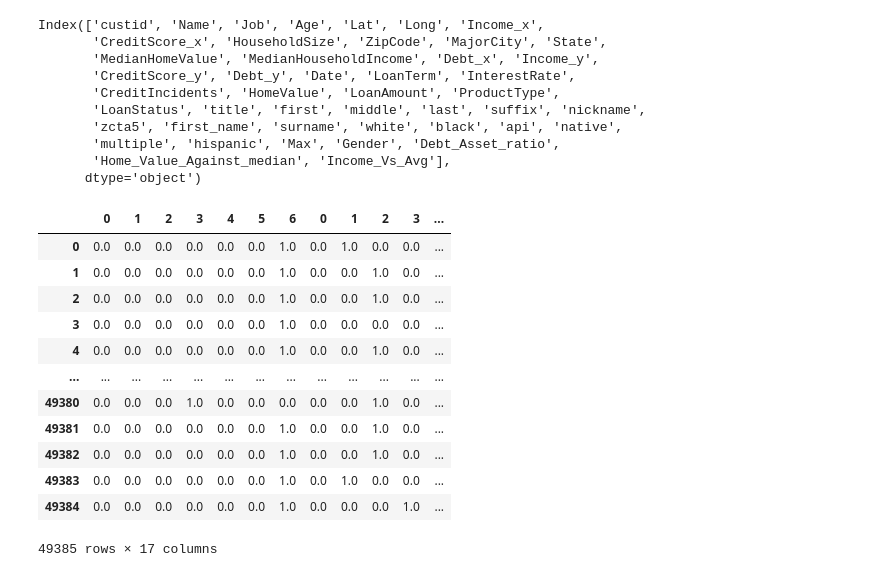
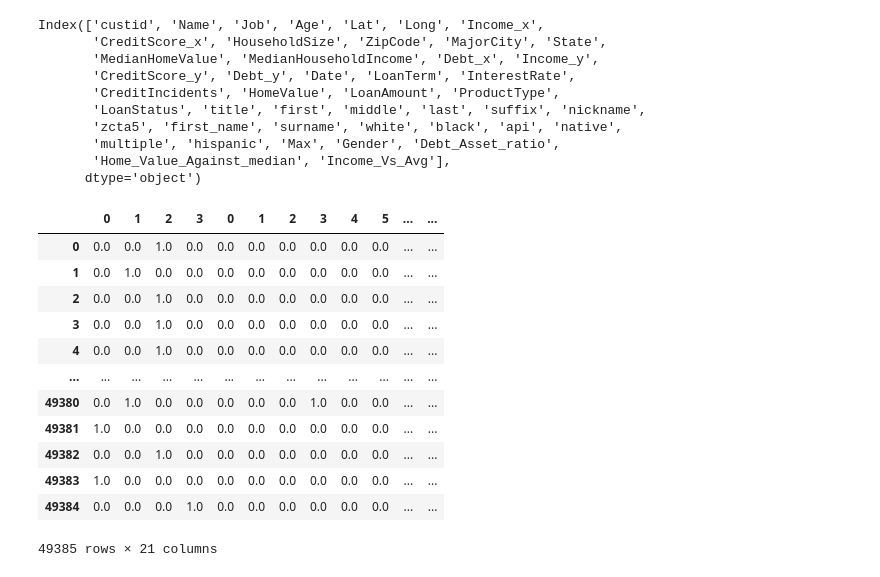
Before and after one commit to Amantux/Finastra_IWD_Hack, a Jupyter notebook: Jupyter_Loan_Demograhic_data.ipynb, the cells around one changed output. Cells and saved outputs as stored; diff of their text form; code cells hidden in the pictures.

Commit message:
Update Jupyter_Loan_Demograhic_data.ipynb
New_params

```diff
--- a/Jupyter_Loan_Demograhic_data.ipynb
+++ b/Jupyter_Loan_Demograhic_data.ipynb
@@ -202,46 +202,46 @@ enc2 = OneHotEncoder(handle_unknown='ignore')
 # %%
 #Merged_Loan_Data_2['LoanStatus'].map({'Approved': '1', 'Rejected': '0'})
 feature_names = ['Gender']
 X = Merged_Loan_Data_2[feature_names]
 y = Merged_Loan_Data_2['LoanStatus'].map({'Approved': '1', 'Rejected': '0'})
 
 
 enc.fit(X)
 OneHotEncoder(handle_unknown='ignore') #ignore not known data
 enc.categories_
 enc.transform(X)
 enc_df = pd.DataFrame(enc.fit_transform(Merged_Loan_Data_2[['Gender']]).toarray())
 scaler = MinMaxScaler()
 
 ##enc_df.join(pd.DataFrame(scaler.fit_transform(Merged_Loan_Data_2[['Income_x']])))
 X = enc_df
 X['Income'] = (scaler.fit_transform(Merged_Loan_Data_2[['Income_x']]))
 X['Income_Scaled'] = (scaler.fit_transform(Merged_Loan_Data_2[['Income_Vs_Avg']]))
 X['DAR'] = (scaler.fit_transform(Merged_Loan_Data_2[['Debt_Asset_ratio']]))
 X['HVAM'] = (scaler.fit_transform(Merged_Loan_Data_2[['Home_Value_Against_median']]))
 
 
 Merged_Loan_Data_2['Max'].fillna('Unknown', inplace=True)
 enc2.fit(Merged_Loan_Data_2[['Max']])
 enc2.categories_
 enc2.transform(Merged_Loan_Data_2[['Max']])
 X = pd.concat([pd.DataFrame(enc2.fit_transform(Merged_Loan_Data_2[['Max']]).toarray()),X.reset_index(drop=True)], axis=1)
-X = pd.concat([pd.DataFrame(enc2.fit_transform(Merged_Loan_Data_2[['Max']]).toarray()),X.reset_index(drop=True)], axis=1)
+X = pd.concat([pd.DataFrame(enc2.fit_transform(Merged_Loan_Data_2[['ProductType']]).toarray()),X.reset_index(drop=True)], axis=1)
 X
 # %% [output]
-|  | 0 | 1 | 2 | 3 | 4 | 5 | 6 | 0 | 1 | 2 | 3 | ... |
-| 0 | 0.0 | 0.0 | 0.0 | 0.0 | 0.0 | 0.0 | 1.0 | 0.0 | 1.0 | 0.0 | 0.0 | ... |
-| 1 | 0.0 | 0.0 | 0.0 | 0.0 | 0.0 | 0.0 | 1.0 | 0.0 | 0.0 | 1.0 | 0.0 | ... |
-| 2 | 0.0 | 0.0 | 0.0 | 0.0 | 0.0 | 0.0 | 1.0 | 0.0 | 0.0 | 1.0 | 0.0 | ... |
-| 3 | 0.0 | 0.0 | 0.0 | 0.0 | 0.0 | 0.0 | 1.0 | 0.0 | 0.0 | 0.0 | 0.0 | ... |
-| 4 | 0.0 | 0.0 | 0.0 | 0.0 | 0.0 | 0.0 | 1.0 | 0.0 | 0.0 | 1.0 | 0.0 | ... |
+|  | 0 | 1 | 2 | 3 | 0 | 1 | 2 | 3 | 4 | 5 | ... | ... |
+| 0 | 0.0 | 0.0 | 1.0 | 0.0 | 0.0 | 0.0 | 0.0 | 0.0 | 0.0 | 0.0 | ... | ... |
+| 1 | 0.0 | 1.0 | 0.0 | 0.0 | 0.0 | 0.0 | 0.0 | 0.0 | 0.0 | 0.0 | ... | ... |
+| 2 | 0.0 | 0.0 | 1.0 | 0.0 | 0.0 | 0.0 | 0.0 | 0.0 | 0.0 | 0.0 | ... | ... |
+| 3 | 0.0 | 0.0 | 1.0 | 0.0 | 0.0 | 0.0 | 0.0 | 0.0 | 0.0 | 0.0 | ... | ... |
+| 4 | 0.0 | 0.0 | 1.0 | 0.0 | 0.0 | 0.0 | 0.0 | 0.0 | 0.0 | 0.0 | ... | ... |
 | ... | ... | ... | ... | ... | ... | ... | ... | ... | ... | ... | ... | ... |
-| 49380 | 0.0 | 0.0 | 0.0 | 1.0 | 0.0 | 0.0 | 0.0 | 0.0 | 0.0 | 1.0 | 0.0 | ... |
-| 49381 | 0.0 | 0.0 | 0.0 | 0.0 | 0.0 | 0.0 | 1.0 | 0.0 | 0.0 | 1.0 | 0.0 | ... |
-| 49382 | 0.0 | 0.0 | 0.0 | 0.0 | 0.0 | 0.0 | 1.0 | 0.0 | 0.0 | 1.0 | 0.0 | ... |
-| 49383 | 0.0 | 0.0 | 0.0 | 0.0 | 0.0 | 0.0 | 1.0 | 0.0 | 1.0 | 0.0 | 0.0 | ... |
-| 49384 | 0.0 | 0.0 | 0.0 | 0.0 | 0.0 | 0.0 | 1.0 | 0.0 | 0.0 | 0.0 | 1.0 | ... |
+| 49380 | 0.0 | 1.0 | 0.0 | 0.0 | 0.0 | 0.0 | 0.0 | 1.0 | 0.0 | 0.0 | ... | ... |
+| 49381 | 1.0 | 0.0 | 0.0 | 0.0 | 0.0 | 0.0 | 0.0 | 0.0 | 0.0 | 0.0 | ... | ... |
+| 49382 | 0.0 | 0.0 | 1.0 | 0.0 | 0.0 | 0.0 | 0.0 | 0.0 | 0.0 | 0.0 | ... | ... |
+| 49383 | 1.0 | 0.0 | 0.0 | 0.0 | 0.0 | 0.0 | 0.0 | 0.0 | 0.0 | 0.0 | ... | ... |
+| 49384 | 0.0 | 0.0 | 0.0 | 1.0 | 0.0 | 0.0 | 0.0 | 0.0 | 0.0 | 0.0 | ... | ... |
-49385 rows × 17 columns
+49385 rows × 21 columns
 # %%
 X_train, X_test, y_train, y_test = train_test_split(X, y, random_state=0)
 # %%
```
Also changed, not shown: parts of 3 cells of this notebook.
